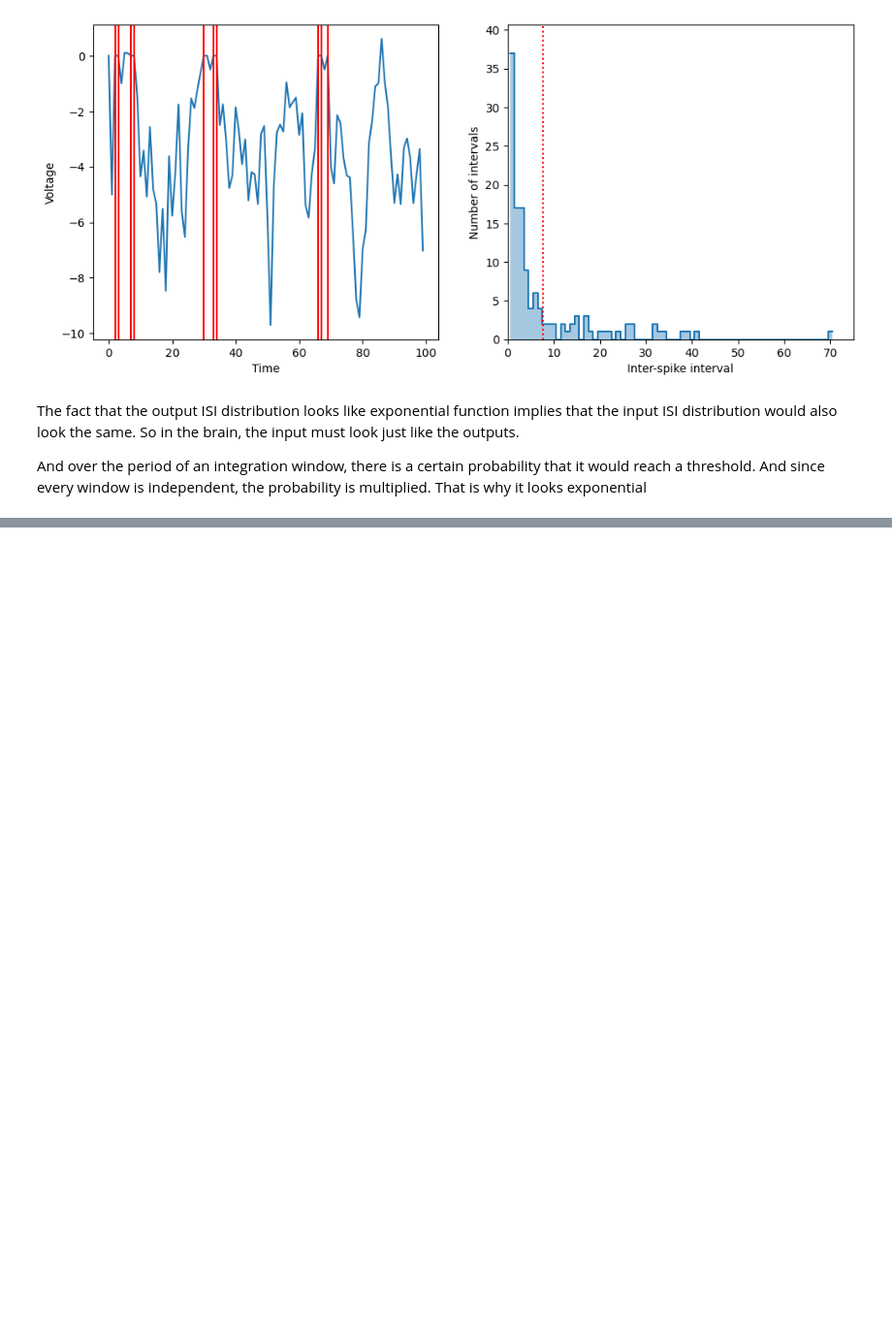
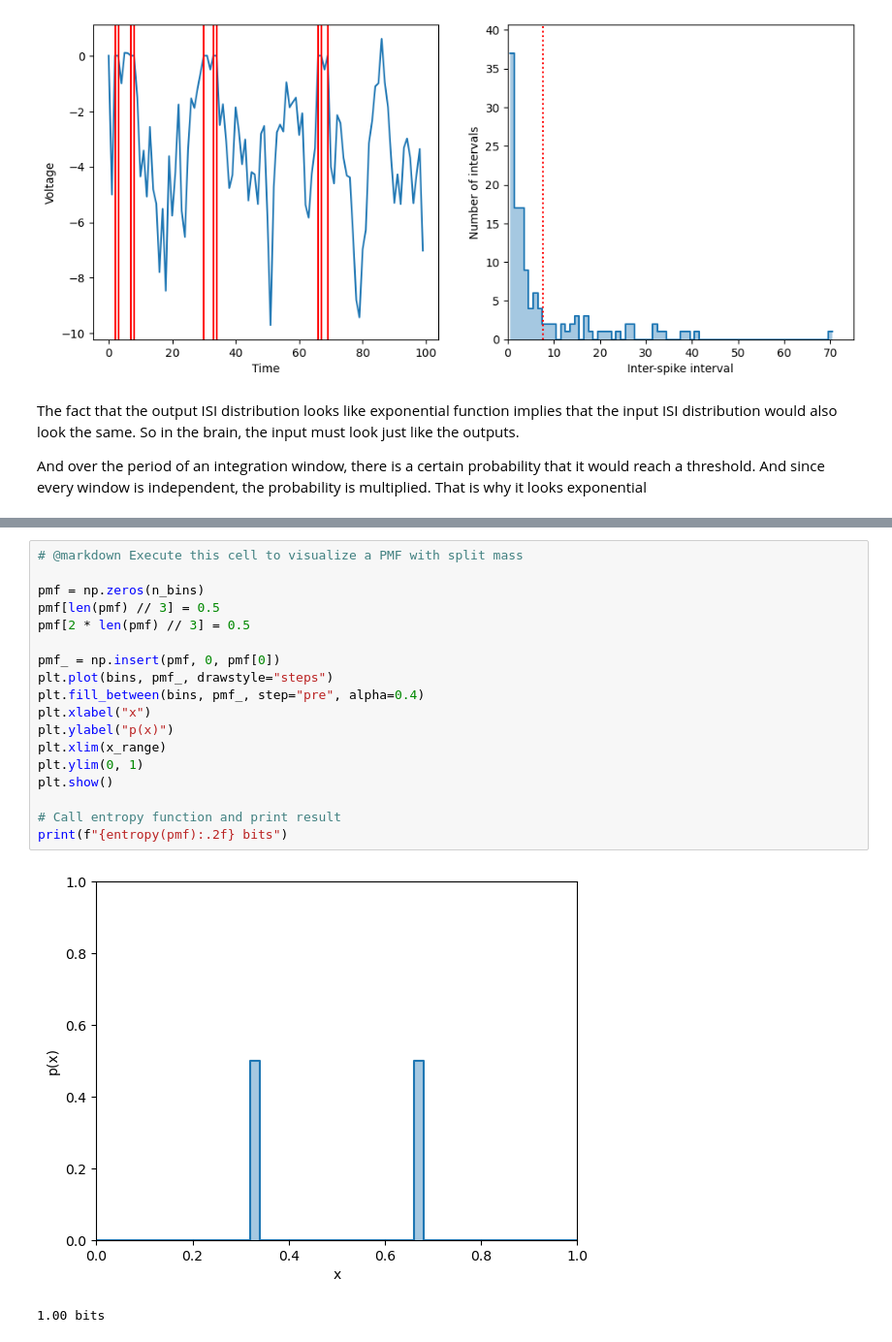
Before and after one commit to basock2/Neuromatch, a Jupyter notebook: Model_Types/What_Models.ipynb, the cells around one changed output, grey strips where cells are left out. Shown: that part at 97% size. Saved outputs shown, nothing was run; the diff lists cells and outputs as text; blank space fills up the shorter version.

```diff
--- a/Model_Types/What_Models.ipynb
+++ b/Model_Types/What_Models.ipynb
@@ -338,0 +410,21 @@ And over the period of an integration window, there is a certain probability tha
+# %%
+# @markdown Execute this cell to visualize a PMF with split mass
+
+pmf = np.zeros(n_bins)
+pmf[len(pmf) // 3] = 0.5
+pmf[2 * len(pmf) // 3] = 0.5
+
+pmf_ = np.insert(pmf, 0, pmf[0])
+plt.plot(bins, pmf_, drawstyle="steps")
+plt.fill_between(bins, pmf_, step="pre", alpha=0.4)
+plt.xlabel("x")
+plt.ylabel("p(x)")
+plt.xlim(x_range)
+plt.ylim(0, 1)
+plt.show()
+
+# Call entropy function and print result
+print(f"{entropy(pmf):.2f} bits")
+# %% [output]
+[figure, added]
+1.00 bits
```
Also changed, not shown: parts of 11 cells of this notebook.
